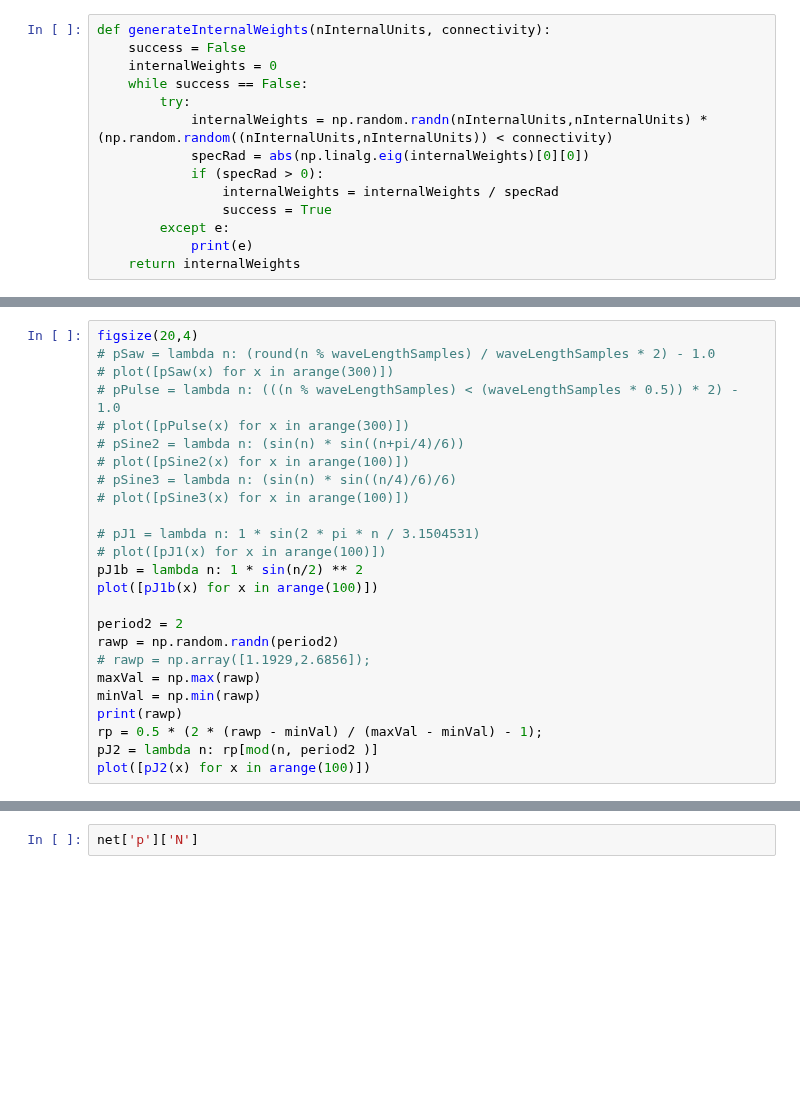
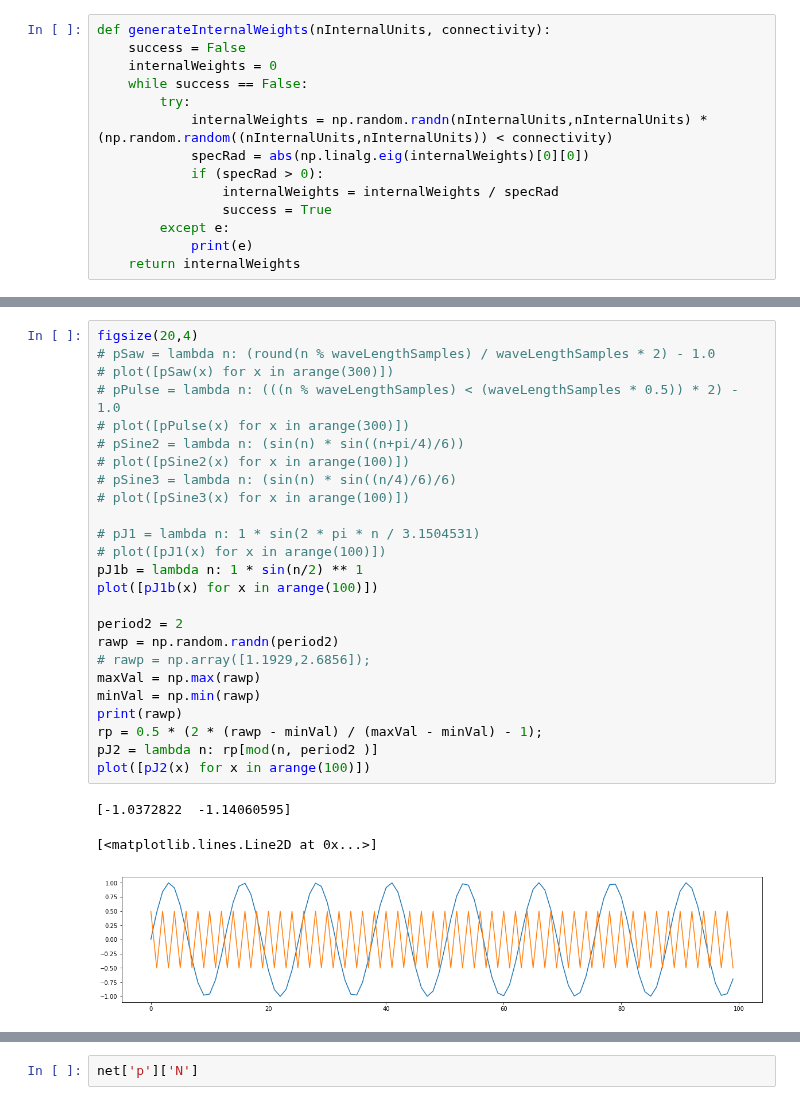
Before and after one commit to chriskiefer/chrysalisConceptors, a Jupyter notebook: Conceptors-Basic Tests.ipynb, the cells around one changed output, grey strips where cells are left out. Drawn from its saved outputs; the diff is of its cells as text; blank space fills up the shorter version.

```diff
--- a/Conceptors-Basic Tests.ipynb
+++ b/Conceptors-Basic Tests.ipynb
@@ -31,28 +35,32 @@ print("Wavelen: ", waveLength, " secs , " ,waveLengthSamples, ", samples, ", sr
 # %%
 figsize(20,4)
 # pSaw = lambda n: (round(n % waveLengthSamples) / waveLengthSamples * 2) - 1.0
 # plot([pSaw(x) for x in arange(300)])
 # pPulse = lambda n: (((n % waveLengthSamples) < (waveLengthSamples * 0.5)) * 2) - 1.0
 # plot([pPulse(x) for x in arange(300)])
 # pSine2 = lambda n: (sin(n) * sin((n+pi/4)/6))
 # plot([pSine2(x) for x in arange(100)])
 # pSine3 = lambda n: (sin(n) * sin((n/4)/6)/6)
 # plot([pSine3(x) for x in arange(100)])
 
 # pJ1 = lambda n: 1 * sin(2 * pi * n / 3.1504531)
 # plot([pJ1(x) for x in arange(100)])
-pJ1b = lambda n: 1 * sin(n/2) ** 2
+pJ1b = lambda n: 1 * sin(n/2) ** 1
 plot([pJ1b(x) for x in arange(100)])
 
 period2 = 2
 rawp = np.random.randn(period2)
 # rawp = np.array([1.1929,2.6856]);
 maxVal = np.max(rawp)
 minVal = np.min(rawp)
 print(rawp)
 rp = 0.5 * (2 * (rawp - minVal) / (maxVal - minVal) - 1);
 pJ2 = lambda n: rp[mod(n, period2 )]
 plot([pJ2(x) for x in arange(100)])
+# %% [output]
+[-1.0372822  -1.14060595]
+[<matplotlib.lines.Line2D at 0x...>]
+[figure, added]
 # %%
 def makeNetwork(p):
     figsize(20,2)
```
Also changed, not shown: parts of 9 cells of this notebook.
